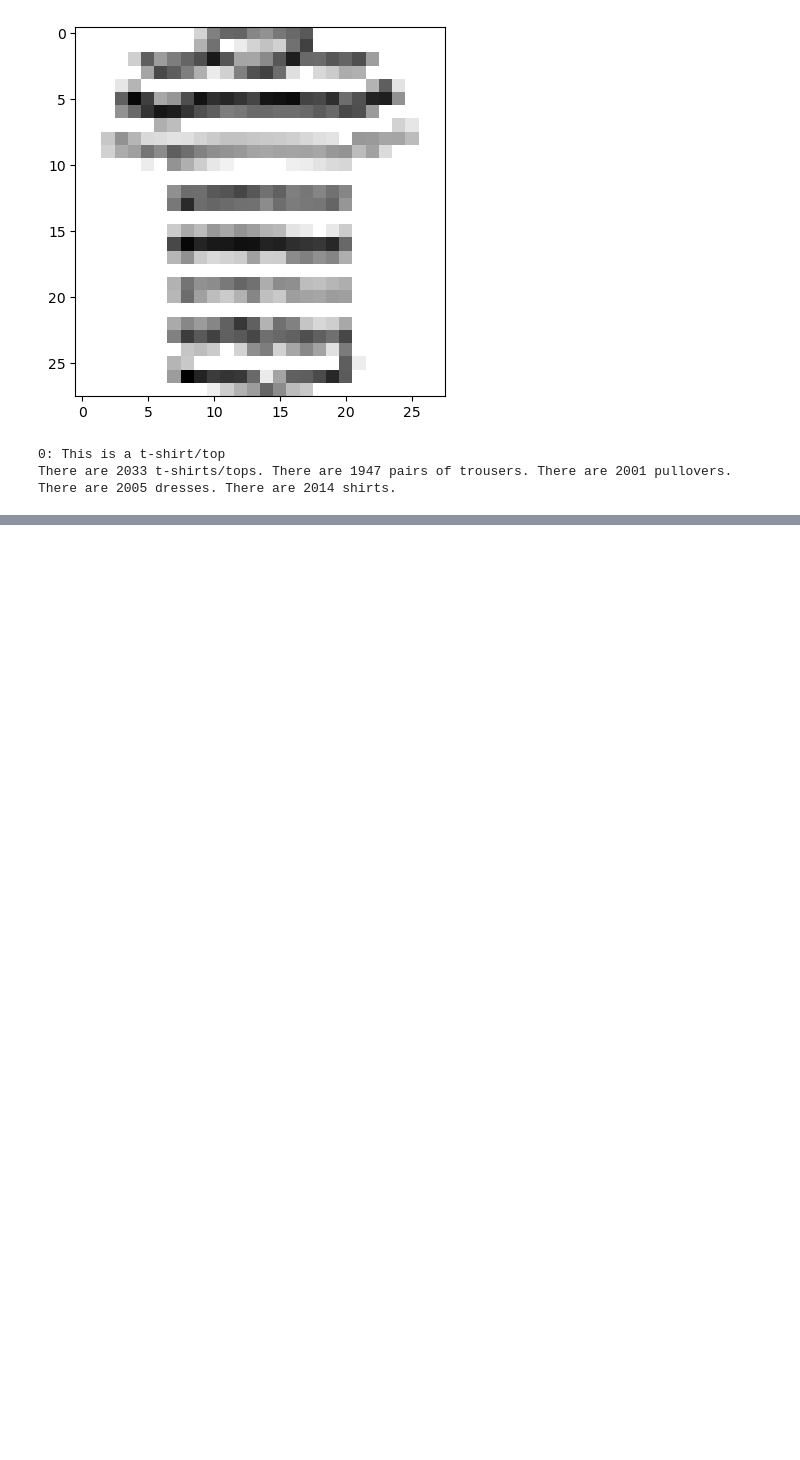
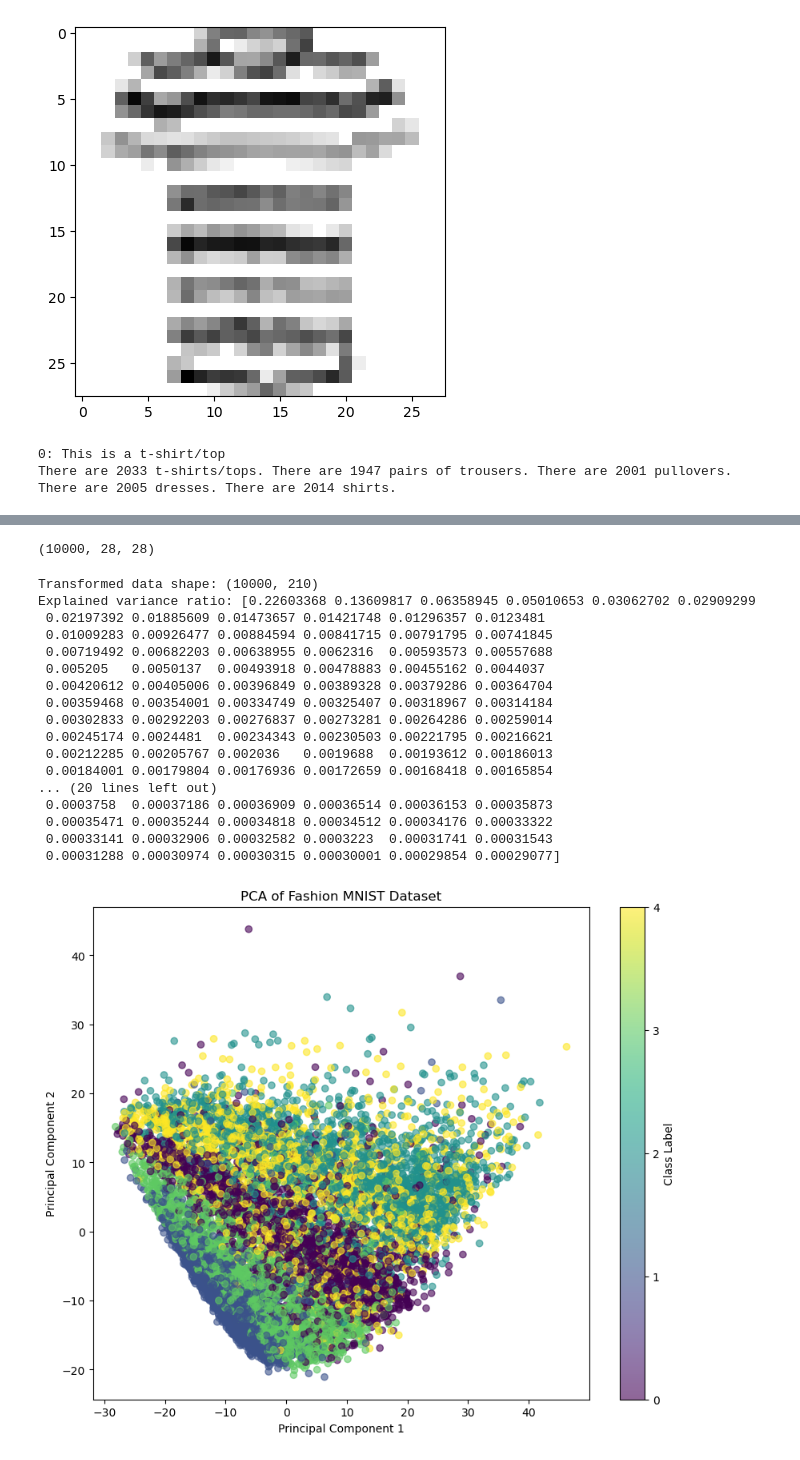
Before and after one commit to poopiboi/ML_2024_3rdSemesterProject_Clothing, a Jupyter notebook: Project/ML_1st_code.ipynb, the cells around one changed output, grey strips where cells are left out. Cells and saved outputs as stored; diff of their text form; code cells hidden in the pictures; blank space fills up the shorter version.

```diff
--- a/Project/ML_1st_code.ipynb
+++ b/Project/ML_1st_code.ipynb
@@ -21,12 +23,12 @@ len(train_data_set[0])
 # %%
 # We need to clean the array, as the last value is the classification. Let's first save these separately.
 
-train_element = []
+train_classes = []
 
 for i in range(len(train_data_set)):
-    train_element.append(train_data_set[i][784])
+    train_classes.append(train_data_set[i][784])
 
-train_element = np.array(train_element)
+train_classes = np.array(train_classes)
 # %%
 # Now we can delete the last element and have a cleaned training set that we can work with.
 
@@ -67,2 +51,6 @@ for i in cleaned_train_set:
+# %%
+# Standardize the data
+scaler = StandardScaler()
+standardized_train_data = scaler.fit_transform(cleaned_train_set)
 # %%
 # We reshape it so that the 1D array becomes a 2D 28x28 array.
@@ -159,0 +128,49 @@ for y, a in enumerate(axarr[1]):
+# %%
+cleaned_train_set_reshaped.shape
+# %% [output]
+(10000, 28, 28)
+# %%
+
+# Perform PCA
+pca = PCA(n_components=210)  # You can adjust this number if needed
+pca_train_result = pca.fit_transform(standardized_train_data)
+
+# Print the shapes and explained variance ratio
+print("Transformed data shape:", pca_train_result.shape)
+print("Explained variance ratio:", pca.explained_variance_ratio_)
+
+# Visualize the first two principal components
+pca_2d = pca_train_result[:, :2]  # Get the first two components
+
+plt.figure(figsize=(10, 8))
+scatter = plt.scatter(pca_2d[:, 0], pca_2d[:, 1], c=train_classes, cmap='viridis', alpha=0.6)
+
+# Add colorbar
+plt.colorbar(scatter, ticks=range(10), label='Class Label')
+
+# Label axes and title
+plt.xlabel('Principal Component 1')
+plt.ylabel('Principal Component 2')
+plt.title('PCA of Fashion MNIST Dataset')
+
+# Show the plot
+plt.show()
+# %% [output]
+Transformed data shape: (10000, 210)
+Explained variance ratio: [0.22603368 0.13609817 0.06358945 0.05010653 0.03062702 0.02909299
+ 0.02197392 0.01885609 0.01473657 0.01421748 0.01296357 0.0123481
+ 0.01009283 0.00926477 0.00884594 0.00841715 0.00791795 0.00741845
+ 0.00719492 0.00682203 0.00638955 0.0062316  0.00593573 0.00557688
+ 0.005205   0.0050137  0.00493918 0.00478883 0.00455162 0.0044037
+ 0.00420612 0.00405006 0.00396849 0.00389328 0.00379286 0.00364704
+ 0.00359468 0.00354001 0.00334749 0.00325407 0.00318967 0.00314184
+ 0.00302833 0.00292203 0.00276837 0.00273281 0.00264286 0.00259014
+ 0.00245174 0.0024481  0.00234343 0.00230503 0.00221795 0.00216621
+ 0.00212285 0.00205767 0.002036   0.0019688  0.00193612 0.00186013
+ 0.00184001 0.00179804 0.00176936 0.00172659 0.00168418 0.00165854
+... (20 lines left out)
+ 0.0003758  0.00037186 0.00036909 0.00036514 0.00036153 0.00035873
+ 0.00035471 0.00035244 0.00034818 0.00034512 0.00034176 0.00033322
+ 0.00033141 0.00032906 0.00032582 0.0003223  0.00031741 0.00031543
+ 0.00031288 0.00030974 0.00030315 0.00030001 0.00029854 0.00029077]
+[figure, added]
```
Also changed, not shown: parts of 12 cells of this notebook.
